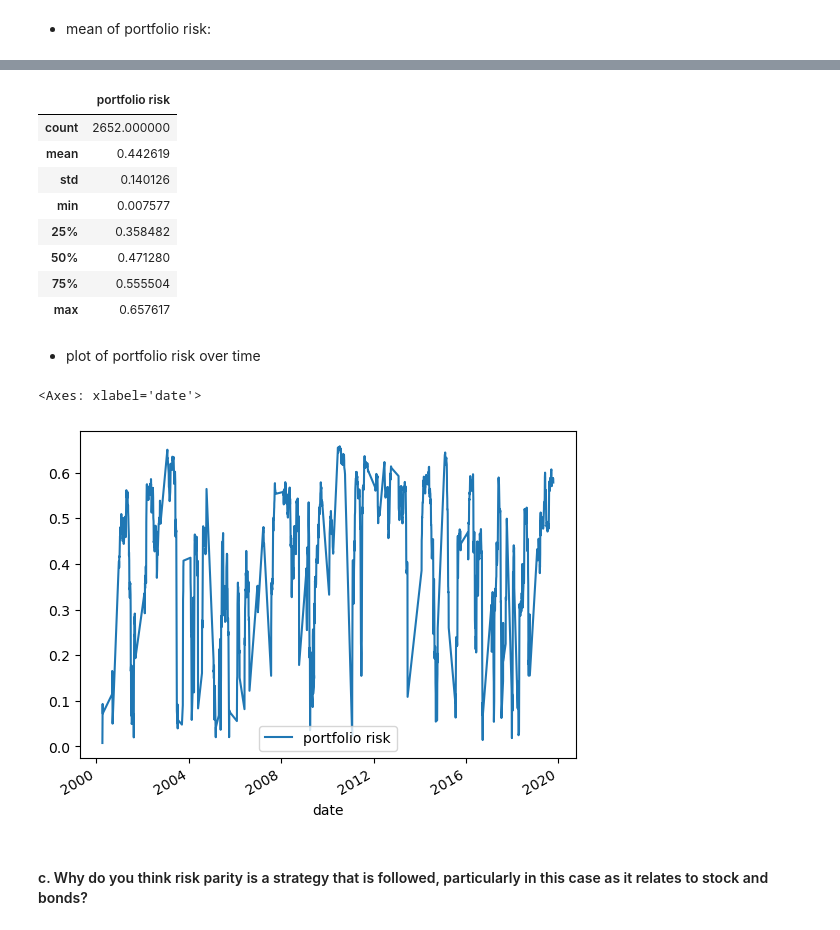
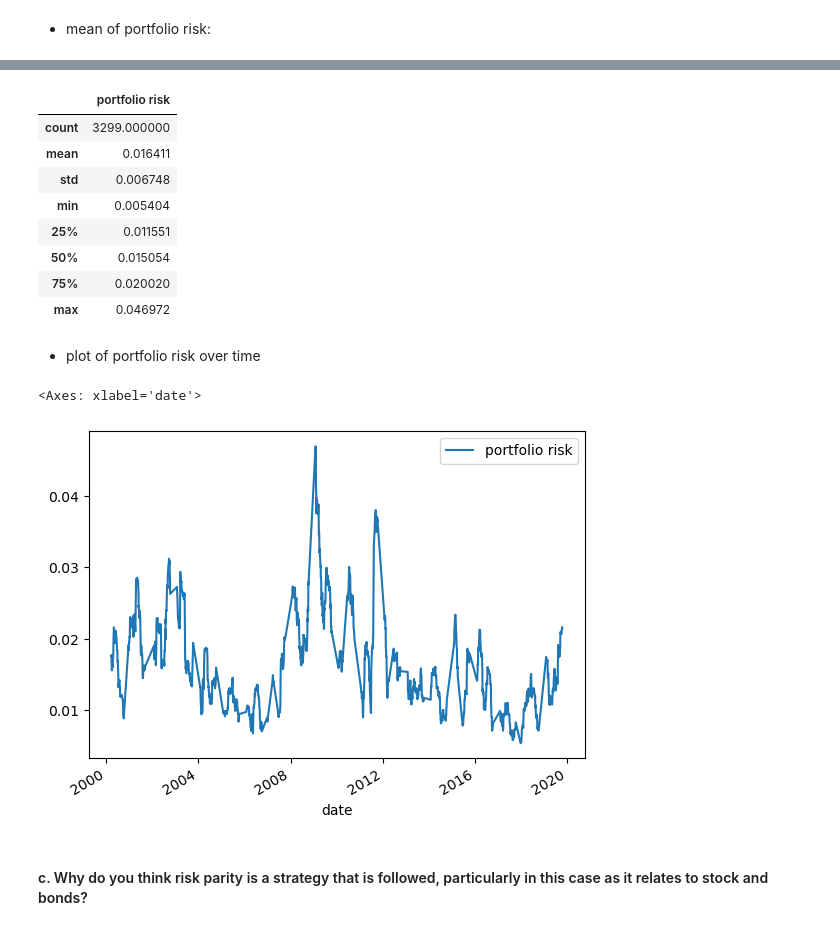
Before and after one commit to alaiazz/Macro_Finance_, a Jupyter notebook: HW2_/Main.ipynb, the cells around one changed output, grey strips where cells are left out. Cells and saved outputs as stored; diff of their text form; code cells hidden in the pictures.

```diff
--- a/HW2_/Main.ipynb
+++ b/HW2_/Main.ipynb
@@ -202,13 +153,13 @@ def calculate_portfolio_risk(row):
     weight_bond = row['weight bond']
     weight_spy = row['weight stock']
 
-    portfolio_variance = (weight_bond * bond_vol)**2 + (weight_spy * spy_vol)**2 + 2 * weight_bond * weight_spy * corr
+    #portfolio_variance = (weight_bond * bond_vol)**2 + (weight_spy * spy_vol)**2 + 2 * weight_bond * weight_spy * corr
+    portfolio_variance=(weight_bond * bond_vol)**2 + (weight_spy * spy_vol)**2 + 2 * weight_bond * weight_spy * corr * bond_vol * spy_vol
     return np.sqrt(portfolio_variance)
 
 df_rolling_corr = df_rolling_corr.rename(columns={'Bond': 'Correlation'})
 portfolio_risk = pd.concat([df_rolling_vol, df_rolling_corr[['Correlation']], weight_rp], axis=1)
-
 portfolio_risk['portfolio risk'] = portfolio_risk.apply(calculate_portfolio_risk, axis=1)
-portfolio_risk = portfolio_risk[['portfolio risk']].dropna()
+pr = portfolio_risk[['portfolio risk']]
 # %% [markdown]
 - mean of portfolio risk:
@@ -232,21 +166,21 @@ portfolio_risk
 # %%
-portfolio_risk.describe()
+pr.describe()
 # %% [output]
 |  | portfolio risk |
-| count | 2652.000000 |
-| mean | 0.442619 |
-| std | 0.140126 |
-| min | 0.007577 |
-| 25% | 0.358482 |
-| 50% | 0.471280 |
-| 75% | 0.555504 |
-| max | 0.657617 |
+| count | 3299.000000 |
+| mean | 0.016411 |
+| std | 0.006748 |
+| min | 0.005404 |
+| 25% | 0.011551 |
+| 50% | 0.015054 |
+| 75% | 0.020020 |
+| max | 0.046972 |
 # %% [markdown]
 - plot of portfolio risk over time
 # %%
-portfolio_risk.plot()
+pr.plot()
 # %% [output]
 <Axes: xlabel='date'>
-[figure, old version]
+[figure, new version]
 # %% [markdown]
 #### c. Why do you think risk parity is a strategy that is followed, particularly in this case as it relates to stock and bonds?
```
Also changed, not shown: parts of 25 cells of this notebook, 1 other file.
